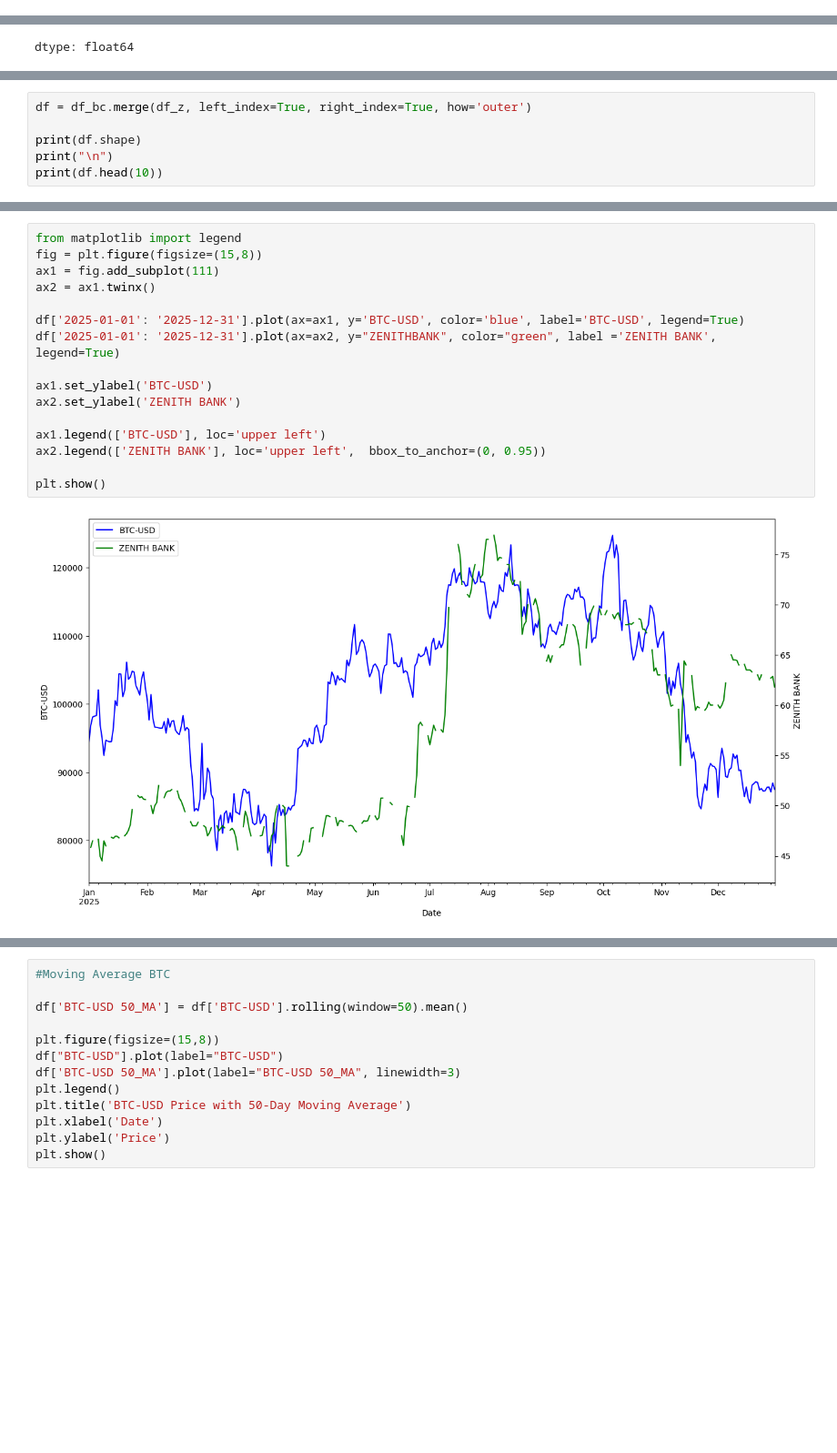
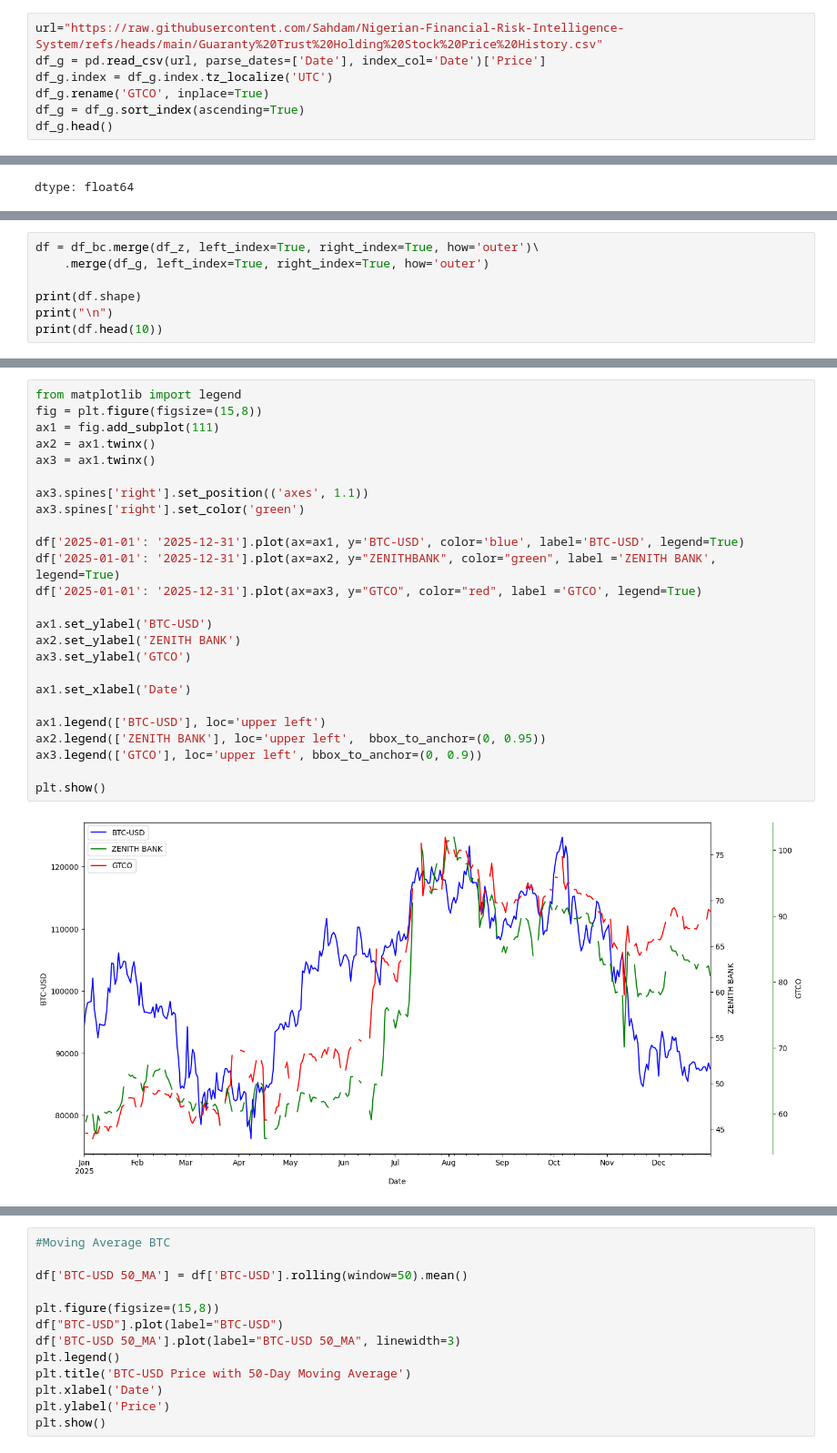
Before and after one commit to Sahdam/Nigerian-Financial-Risk-Intelligence-System, a Jupyter notebook: Nigerian_Financial_Risk_Intelligence_System.ipynb, the cells around one changed output, grey strips where cells are left out. Shown at 91% size. Cells and saved outputs as stored; diff of their text form; blank space fills up the shorter version.

```diff
--- a/Nigerian_Financial_Risk_Intelligence_System.ipynb
+++ b/Nigerian_Financial_Risk_Intelligence_System.ipynb
@@ -35,3 +35,10 @@ Data columns (total 1 columns):
  0   BTC-USD  2557 non-null   float64
 dtypes: float64(1)
 memory usage: 40.0 KB
+# %%
+url="https://raw.githubusercontent.com/Sahdam/Nigerian-Financial-Risk-Intelligence-System/refs/heads/main/Guaranty%20Trust%20Holding%20Stock%20Price%20History.csv"
+df_g = pd.read_csv(url, parse_dates=['Date'], index_col='Date')['Price']
+df_g.index = df_g.index.tz_localize('UTC')
+df_g.rename('GTCO', inplace=True)
+df_g = df_g.sort_index(ascending=True)
+df_g.head()
@@ -78,6 +93,7 @@ memory usage: 40.0 KB
 None
 # %%
-df = df_bc.merge(df_z, left_index=True, right_index=True, how='outer')
+df = df_bc.merge(df_z, left_index=True, right_index=True, how='outer')\
+    .merge(df_g, left_index=True, right_index=True, how='outer')
 
 print(df.shape)
 print("\n")
@@ -136,21 +153,30 @@ df.describe()
 # %%
 from matplotlib import legend
 fig = plt.figure(figsize=(15,8))
 ax1 = fig.add_subplot(111)
 ax2 = ax1.twinx()
+ax3 = ax1.twinx()
+
+ax3.spines['right'].set_position(('axes', 1.1))
+ax3.spines['right'].set_color('green')
 
 df['2025-01-01': '2025-12-31'].plot(ax=ax1, y='BTC-USD', color='blue', label='BTC-USD', legend=True)
 df['2025-01-01': '2025-12-31'].plot(ax=ax2, y="ZENITHBANK", color="green", label ='ZENITH BANK', legend=True)
+df['2025-01-01': '2025-12-31'].plot(ax=ax3, y="GTCO", color="red", label ='GTCO', legend=True)
 
 ax1.set_ylabel('BTC-USD')
 ax2.set_ylabel('ZENITH BANK')
+ax3.set_ylabel('GTCO')
+
+ax1.set_xlabel('Date')
 
 ax1.legend(['BTC-USD'], loc='upper left')
 ax2.legend(['ZENITH BANK'], loc='upper left',  bbox_to_anchor=(0, 0.95))
+ax3.legend(['GTCO'], loc='upper left', bbox_to_anchor=(0, 0.9))
 
 plt.show()
 # %% [output]
-[figure, old version]
+[figure, new version]
 # %%
 df_return = np.log(df / df.shift(1)).dropna()
 df_return.head(10)
```
Also changed, not shown: parts of 63 cells of this notebook.
